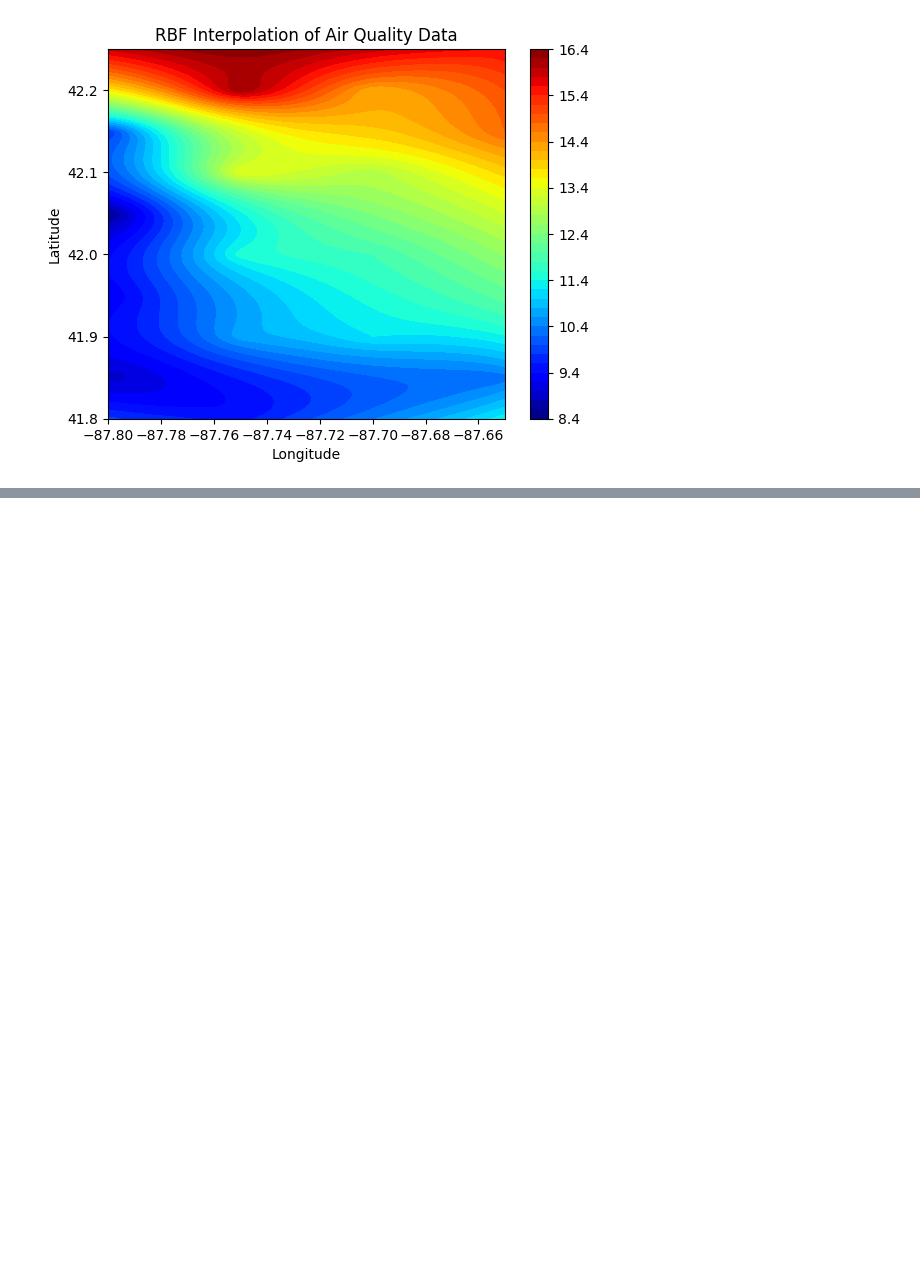
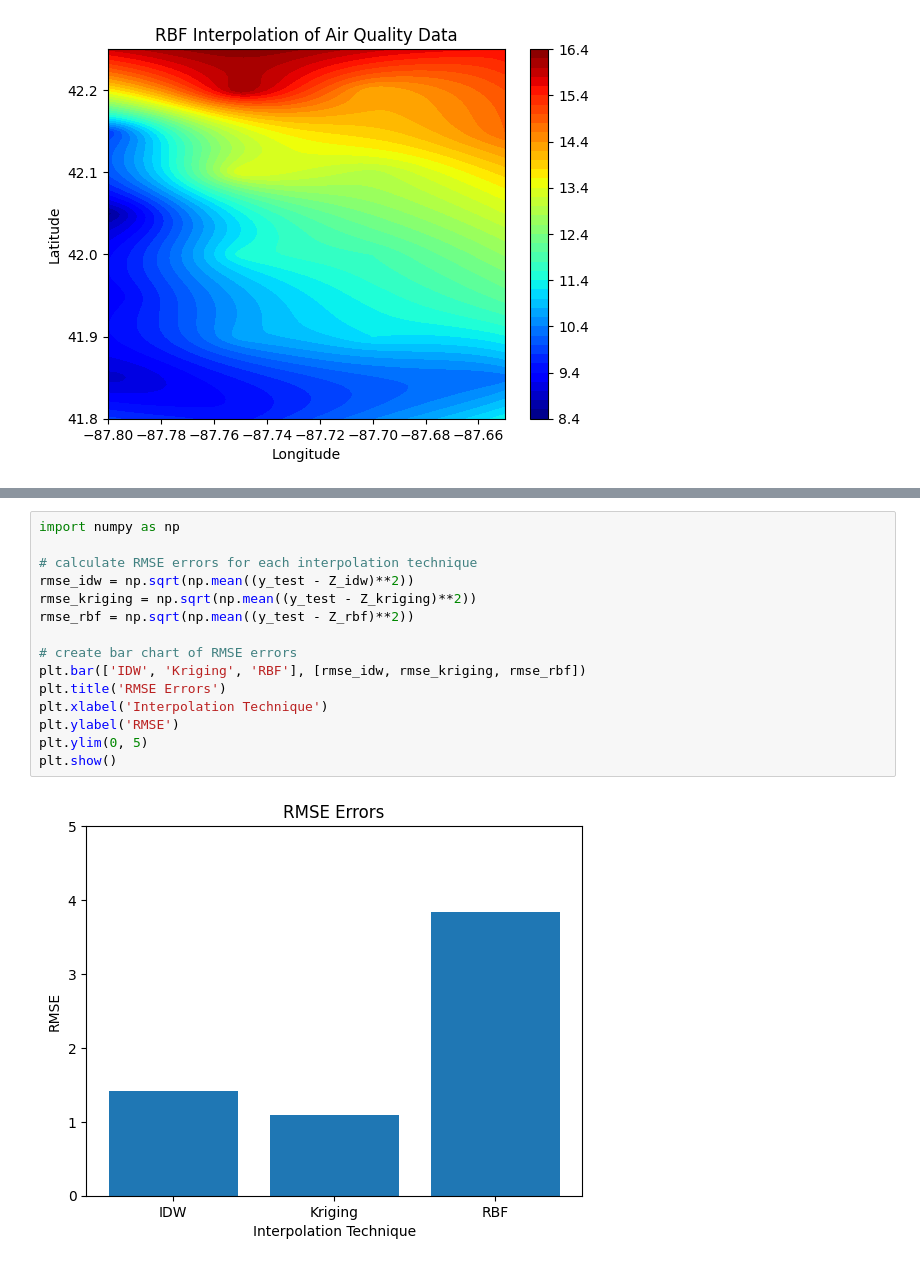
Before and after one commit to praseedm/PGMP, a Jupyter notebook: Interpolation_samples.ipynb, the cells around one changed output, grey strips where cells are left out. Saved outputs shown, nothing was run; the diff lists cells and outputs as text; blank space fills up the shorter version.

```diff
--- a/Interpolation_samples.ipynb
+++ b/Interpolation_samples.ipynb
@@ -149,0 +200,17 @@ plt.show()
+# %%
+import numpy as np
+
+# calculate RMSE errors for each interpolation technique
+rmse_idw = np.sqrt(np.mean((y_test - Z_idw)**2))
+rmse_kriging = np.sqrt(np.mean((y_test - Z_kriging)**2))
+rmse_rbf = np.sqrt(np.mean((y_test - Z_rbf)**2))
+
+# create bar chart of RMSE errors
+plt.bar(['IDW', 'Kriging', 'RBF'], [rmse_idw, rmse_kriging, rmse_rbf])
+plt.title('RMSE Errors')
+plt.xlabel('Interpolation Technique')
+plt.ylabel('RMSE')
+plt.ylim(0, 5)
+plt.show()
+# %% [output]
+[figure, added]
```
Also changed, not shown: parts of 3 cells of this notebook.
